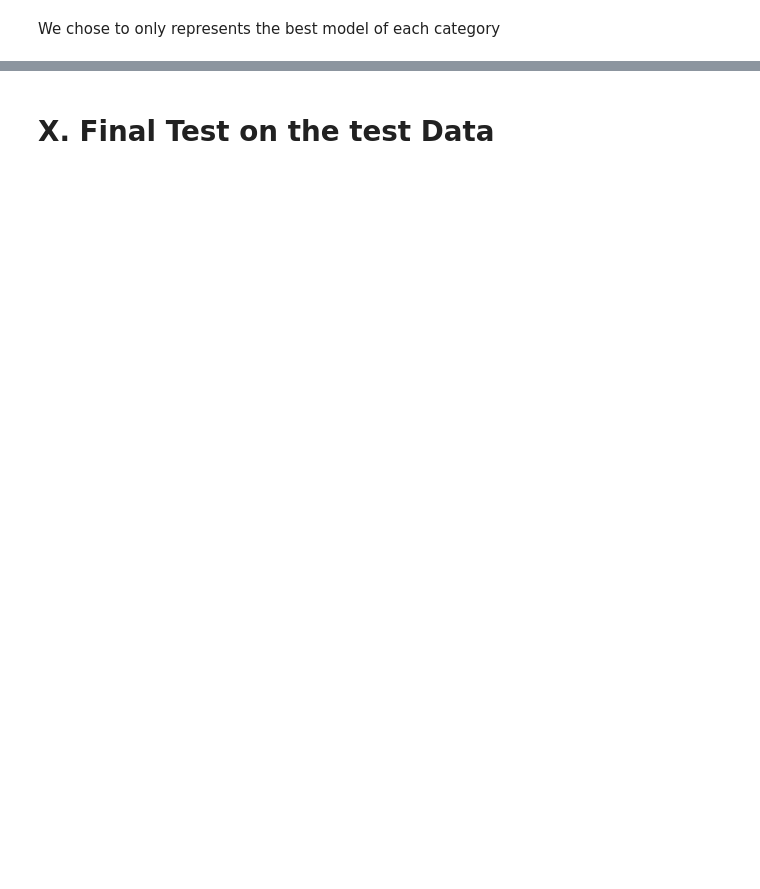
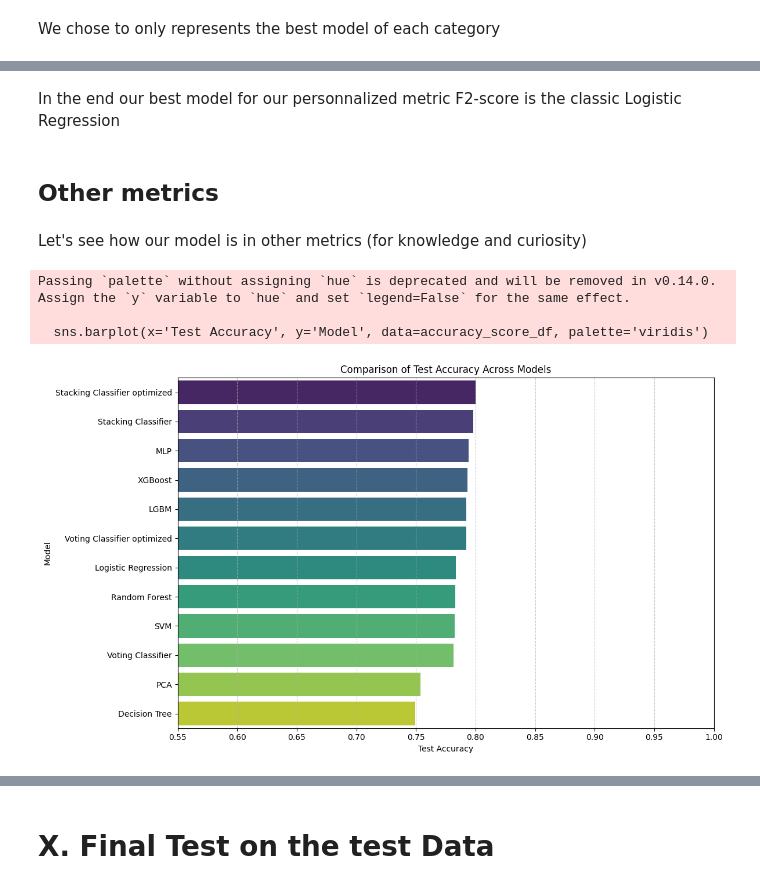
Before and after one commit to maxoubvd/S7_ML_project, a Jupyter notebook: projet_ml.ipynb, the cells around one changed output, grey strips where cells are left out. Cells and saved outputs as stored; diff of their text form; code cells hidden in the pictures; blank space fills up the shorter version.

```diff
--- a/projet_ml.ipynb
+++ b/projet_ml.ipynb
@@ -1314,7 +1296,7 @@ param_grid = {
 grid_search = GridSearchCV(
     estimator=DecisionTreeClassifier(random_state=42),
     param_grid=param_grid,
-    cv=5,
+    cv=3,
     scoring=f2_scorer,
     n_jobs=-1,
     verbose=1
@@ -1791,9 +1843,9 @@ from sklearn.ensemble import StackingClassifier
 
 stacking_clf = StackingClassifier(
     estimators=[
-        ('lr', best_lr),
-        ('dt', dt_best),
-        ('lgbm', lgbm_best)
+        ('lr', model_lr),
+        ('dt', model_dt),
+        ('lgbm', model_lgbm)
     ],
     final_estimator=LogisticRegression(max_iter=1000),
     stack_method='predict_proba',
@@ -2304,0 +2305,24 @@ plt.show()
+# %% [markdown]
+In the end our best model for our personnalized metric F2-score is the classic Logistic Regression
+# %% [markdown]
+## Other metrics
+# %% [markdown]
+Let's see how our model is in other metrics (for knowledge and curiosity)
+# %%
+accuracy_score_df = pd.DataFrame(model_accuracy_scores.items(), columns=['Model', 'Test Accuracy'])
+accuracy_score_df = accuracy_score_df.sort_values(by='Test Accuracy', ascending=False)
+
+plt.figure(figsize=(12, 7))
+sns.barplot(x='Test Accuracy', y='Model', data=accuracy_score_df, palette='viridis')
+plt.title('Comparison of Test Accuracy Across Models')
+plt.xlabel('Test Accuracy')
+plt.ylabel('Model')
+plt.xlim(0.55, 1.0)
+plt.grid(axis='x', linestyle='--', alpha=0.7)
+plt.tight_layout()
+plt.show()
+# %% [output]
+Passing `palette` without assigning `hue` is deprecated and will be removed in v0.14.0. Assign the `y` variable to `hue` and set `legend=False` for the same effect.
+
+  sns.barplot(x='Test Accuracy', y='Model', data=accuracy_score_df, palette='viridis')
+[figure, added]
```
Also changed, not shown: parts of 101 cells of this notebook.
